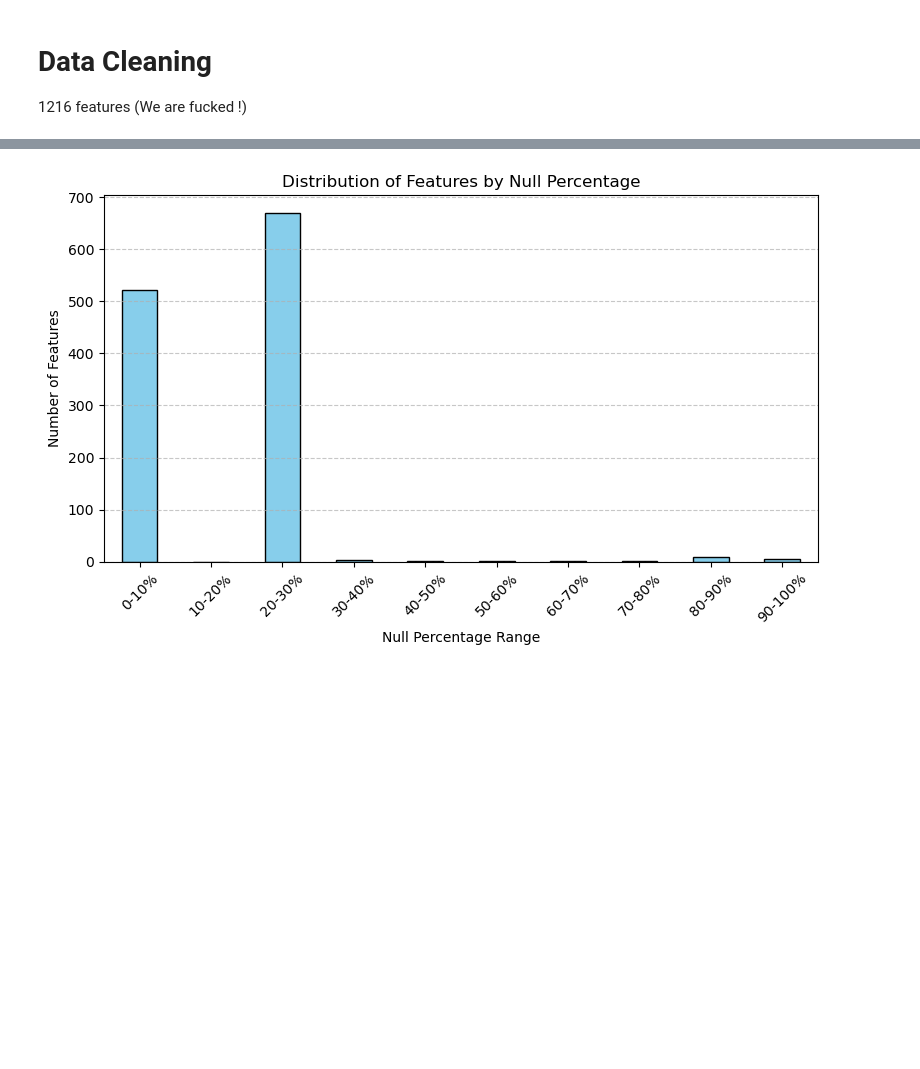
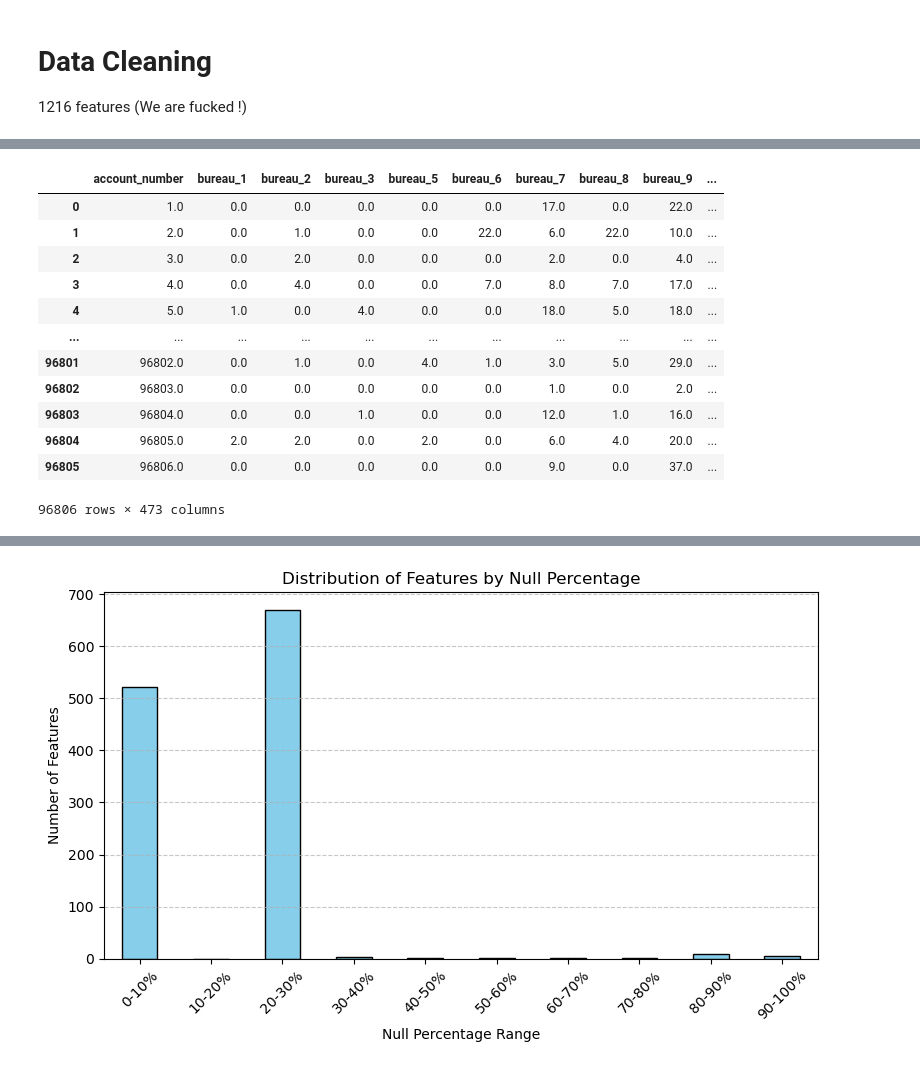
Before and after one commit to sarthakg004/convolve, a Jupyter notebook: untitled.ipynb, the cells around one changed output, grey strips where cells are left out. Drawn from its saved outputs; the diff is of its cells as text; code cells hidden in the pictures; blank space fills up the shorter version.

```diff
--- a/untitled.ipynb
+++ b/untitled.ipynb
@@ -34,0 +113,53 @@ import yaml
+# %%
+from sklearn.impute import SimpleImputer, KNNImputer
+
+def impute_data(df, val_df, technique, knn_neighbors=5):
+
+    # Separate features and target from the training dataset
+    X = df.drop(columns=['bad_flag'])
+    y = df['bad_flag']
+
+    # Select the appropriate imputation technique
+    if technique == 'mean':
+
+        imputer = SimpleImputer(strategy='mean')
+    elif technique == 'median':
+        imputer = SimpleImputer(strategy='median')
+    elif technique == 'mode':
+        imputer = SimpleImputer(strategy='most_frequent')
+    elif technique == 'knn':
+        imputer = KNNImputer(n_neighbors=knn_neighbors)
+    else:
+        raise ValueError('Invalid imputation technique')
+
+    # Fit and transform the training features
+    X_imputed = imputer.fit_transform(X)
+    X_imputed_df = pd.DataFrame(X_imputed, columns=X.columns)
+
+    # Combine imputed features with the target column
+    df_imputed = pd.concat([X_imputed_df, y], axis=1)
+
+    # Ensure 'val_df' contains only the same features as 'X'
+    val_df = val_df[X.columns]  # Exclude any column not in training features
+    val_df_imputed = imputer.transform(val_df)
+    val_df_imputed_df = pd.DataFrame(val_df_imputed, columns=X.columns, index=val_df.index)
+
+    return df_imputed, val_df_imputed_df
+
+df, val_df = impute_data(df, val_df, 'mode')
+# %%
+df
+# %% [output]
+|  | account_number | bureau_1 | bureau_2 | bureau_3 | bureau_5 | bureau_6 | bureau_7 | bureau_8 | bureau_9 | ... |
+| 0 | 1.0 | 0.0 | 0.0 | 0.0 | 0.0 | 0.0 | 17.0 | 0.0 | 22.0 | ... |
+| 1 | 2.0 | 0.0 | 1.0 | 0.0 | 0.0 | 22.0 | 6.0 | 22.0 | 10.0 | ... |
+| 2 | 3.0 | 0.0 | 2.0 | 0.0 | 0.0 | 0.0 | 2.0 | 0.0 | 4.0 | ... |
+| 3 | 4.0 | 0.0 | 4.0 | 0.0 | 0.0 | 7.0 | 8.0 | 7.0 | 17.0 | ... |
+| 4 | 5.0 | 1.0 | 0.0 | 4.0 | 0.0 | 0.0 | 18.0 | 5.0 | 18.0 | ... |
+| ... | ... | ... | ... | ... | ... | ... | ... | ... | ... | ... |
+| 96801 | 96802.0 | 0.0 | 1.0 | 0.0 | 4.0 | 1.0 | 3.0 | 5.0 | 29.0 | ... |
+| 96802 | 96803.0 | 0.0 | 0.0 | 0.0 | 0.0 | 0.0 | 1.0 | 0.0 | 2.0 | ... |
+| 96803 | 96804.0 | 0.0 | 0.0 | 1.0 | 0.0 | 0.0 | 12.0 | 1.0 | 16.0 | ... |
+| 96804 | 96805.0 | 2.0 | 2.0 | 0.0 | 2.0 | 0.0 | 6.0 | 4.0 | 20.0 | ... |
+| 96805 | 96806.0 | 0.0 | 0.0 | 0.0 | 0.0 | 0.0 | 9.0 | 0.0 | 37.0 | ... |
+96806 rows × 473 columns
```
Also changed, not shown: parts of 14 cells of this notebook, 10 other files.
